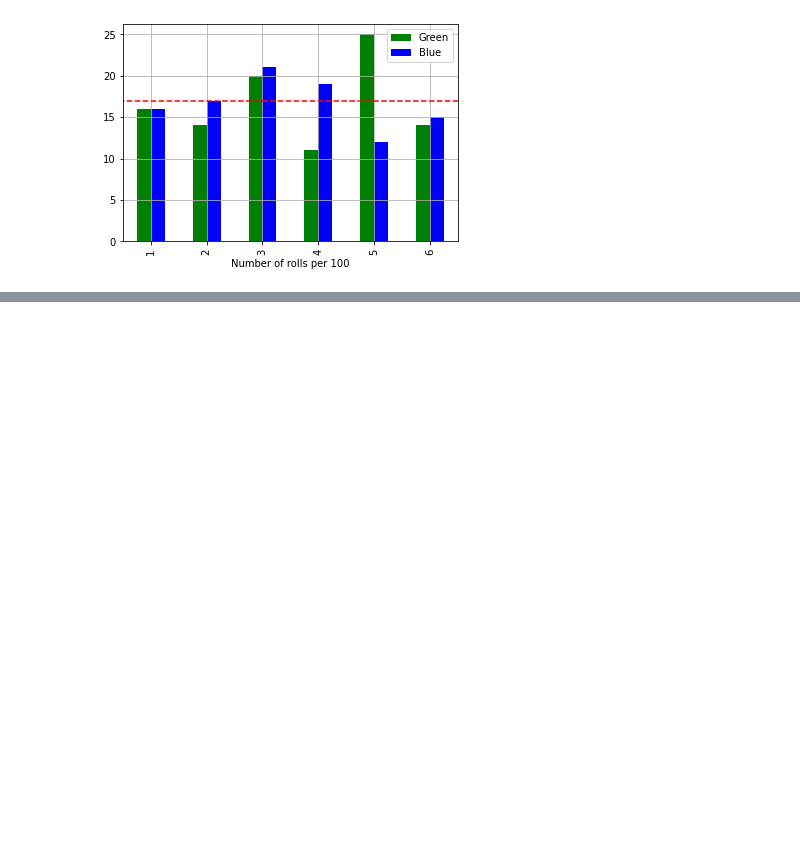
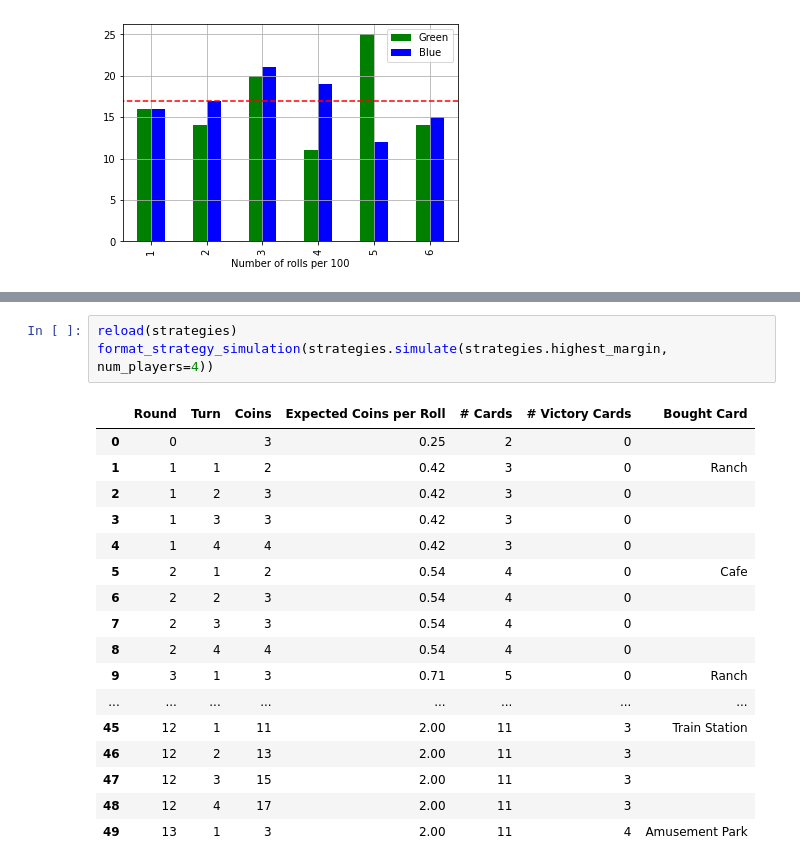
Before and after one commit to brcrista/Machi-Koro-Analysis, a Jupyter notebook: src/analysis.ipynb, the cells around one changed output, grey strips where cells are left out. Drawn from its saved outputs; the diff is of its cells as text; blank space fills up the shorter version.

```diff
--- a/src/analysis.ipynb
+++ b/src/analysis.ipynb
@@ -228,0 +277,21 @@ strategies.simulate(strategies.to_strategy(buy_nothing), num_players=2)
+# %%
+reload(strategies)
+format_strategy_simulation(strategies.simulate(strategies.highest_margin, num_players=4))
+# %% [output]
+|  | Round | Turn | Coins | Expected Coins per Roll | # Cards | # Victory Cards | Bought Card |
+| 0 | 0 |  | 3 | 0.25 | 2 | 0 |  |
+| 1 | 1 | 1 | 2 | 0.42 | 3 | 0 | Ranch |
+| 2 | 1 | 2 | 3 | 0.42 | 3 | 0 |  |
+| 3 | 1 | 3 | 3 | 0.42 | 3 | 0 |  |
+| 4 | 1 | 4 | 4 | 0.42 | 3 | 0 |  |
+| 5 | 2 | 1 | 2 | 0.54 | 4 | 0 | Cafe |
+| 6 | 2 | 2 | 3 | 0.54 | 4 | 0 |  |
+| 7 | 2 | 3 | 3 | 0.54 | 4 | 0 |  |
+| 8 | 2 | 4 | 4 | 0.54 | 4 | 0 |  |
+| 9 | 3 | 1 | 3 | 0.71 | 5 | 0 | Ranch |
+| ... | ... | ... | ... | ... | ... | ... | ... |
+| 45 | 12 | 1 | 11 | 2.00 | 11 | 3 | Train Station |
+| 46 | 12 | 2 | 13 | 2.00 | 11 | 3 |  |
+| 47 | 12 | 3 | 15 | 2.00 | 11 | 3 |  |
+| 48 | 12 | 4 | 17 | 2.00 | 11 | 3 |  |
+| 49 | 13 | 1 | 3 | 2.00 | 11 | 4 | Amusement Park |
```
Also changed, not shown: parts of 11 cells of this notebook, 2 other files.
